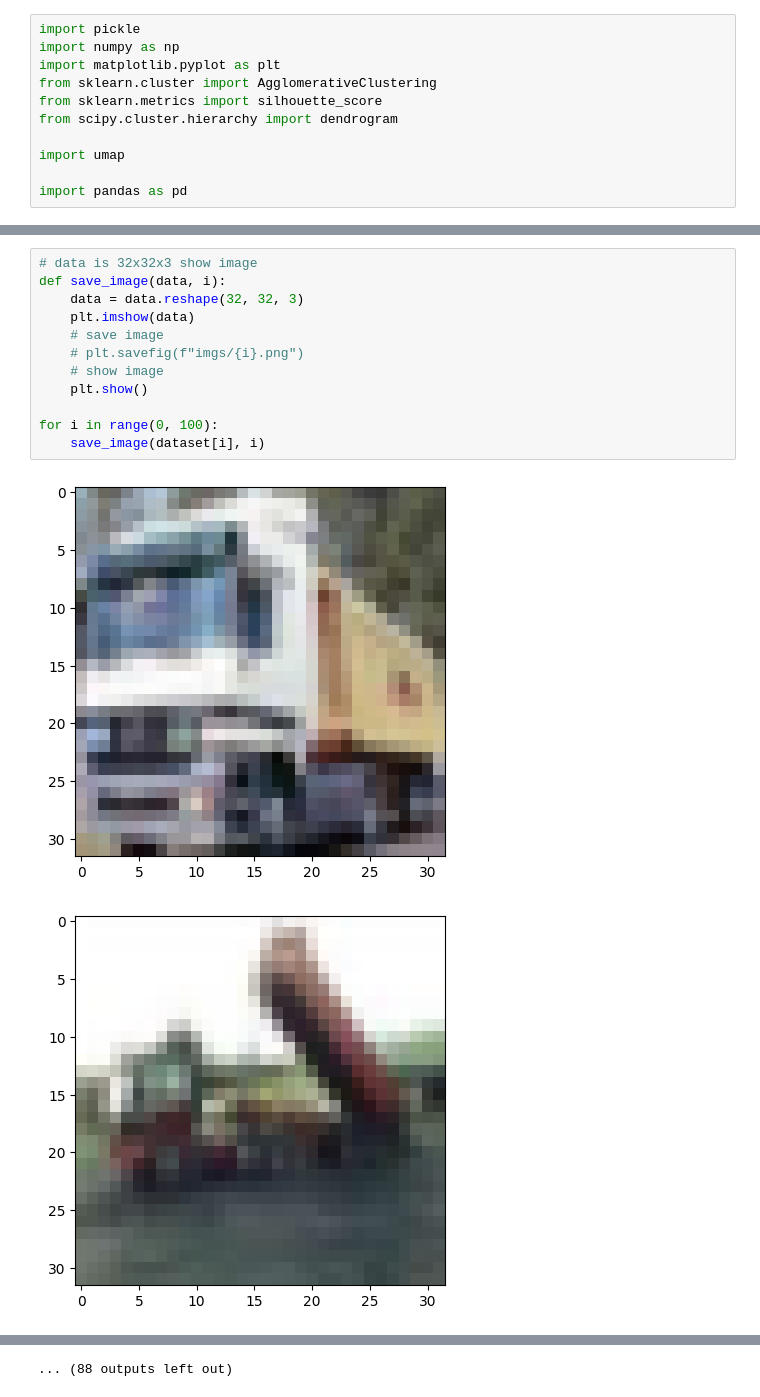
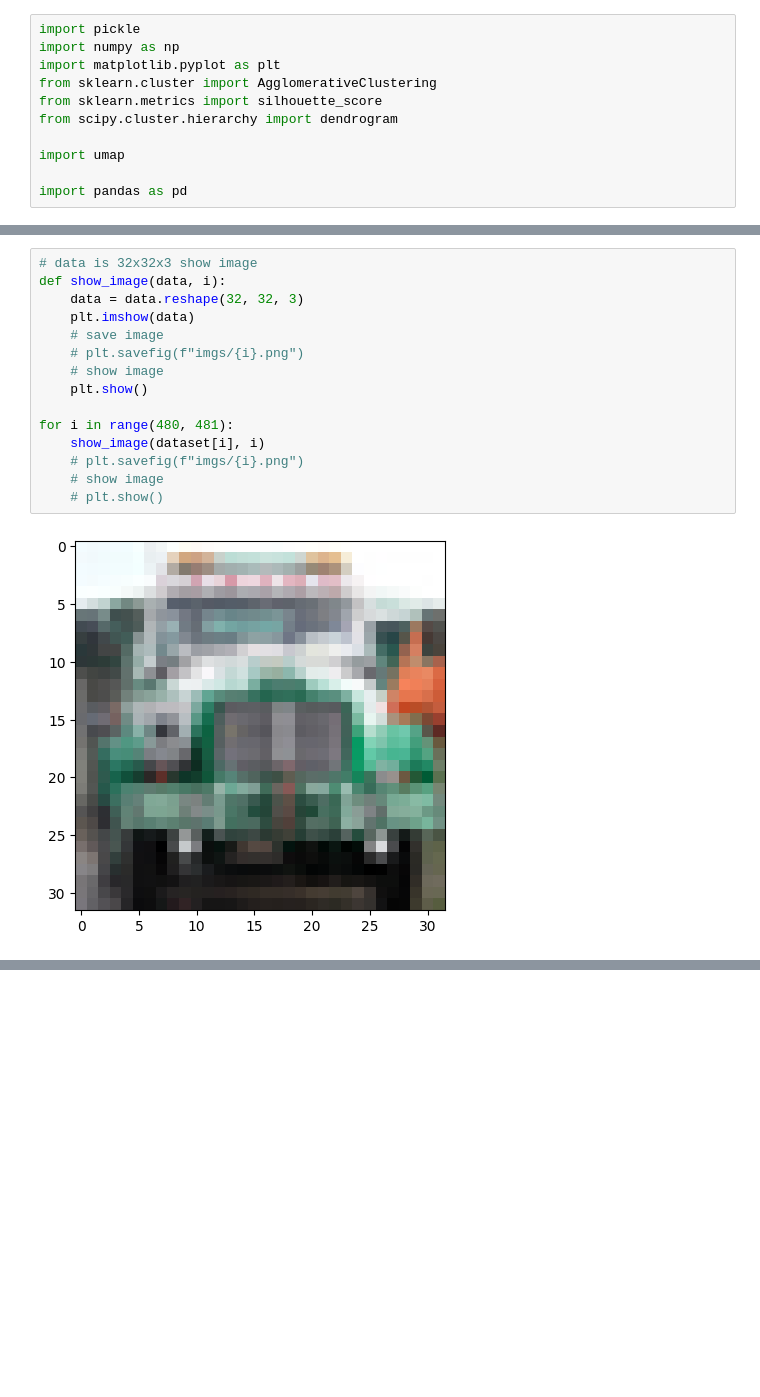
Before and after one commit to berkulutas/ml-hw2, a Jupyter notebook: Part3/test.ipynb, the cells around one changed output, grey strips where cells are left out. Saved outputs shown, nothing was run; the diff lists cells and outputs as text; blank space fills up the shorter version.

```diff
--- a/Part3/test.ipynb
+++ b/Part3/test.ipynb
@@ -33,15 +19,17 @@ plt.scatter(embedding[:, 0], embedding[:, 1], cmap='viridis')
 # %%
 # data is 32x32x3 show image
-def save_image(data, i):
+def show_image(data, i):
     data = data.reshape(32, 32, 3)
     plt.imshow(data)
     # save image
     # plt.savefig(f"imgs/{i}.png")
     # show image
     plt.show()
 
-for i in range(0, 100):
-    save_image(dataset[i], i)
+for i in range(480, 481):
+    show_image(dataset[i], i)
+    # plt.savefig(f"imgs/{i}.png")
+    # show image
+    # plt.show()
 # %% [output]
-[figure, old version]
+[figure, new version]
-[figure, removed]
@@ -58 +35,0 @@ for i in range(0, 100):
-... (88 outputs left out)
```
Also changed, not shown: parts of 5 cells of this notebook, 13 other files.
